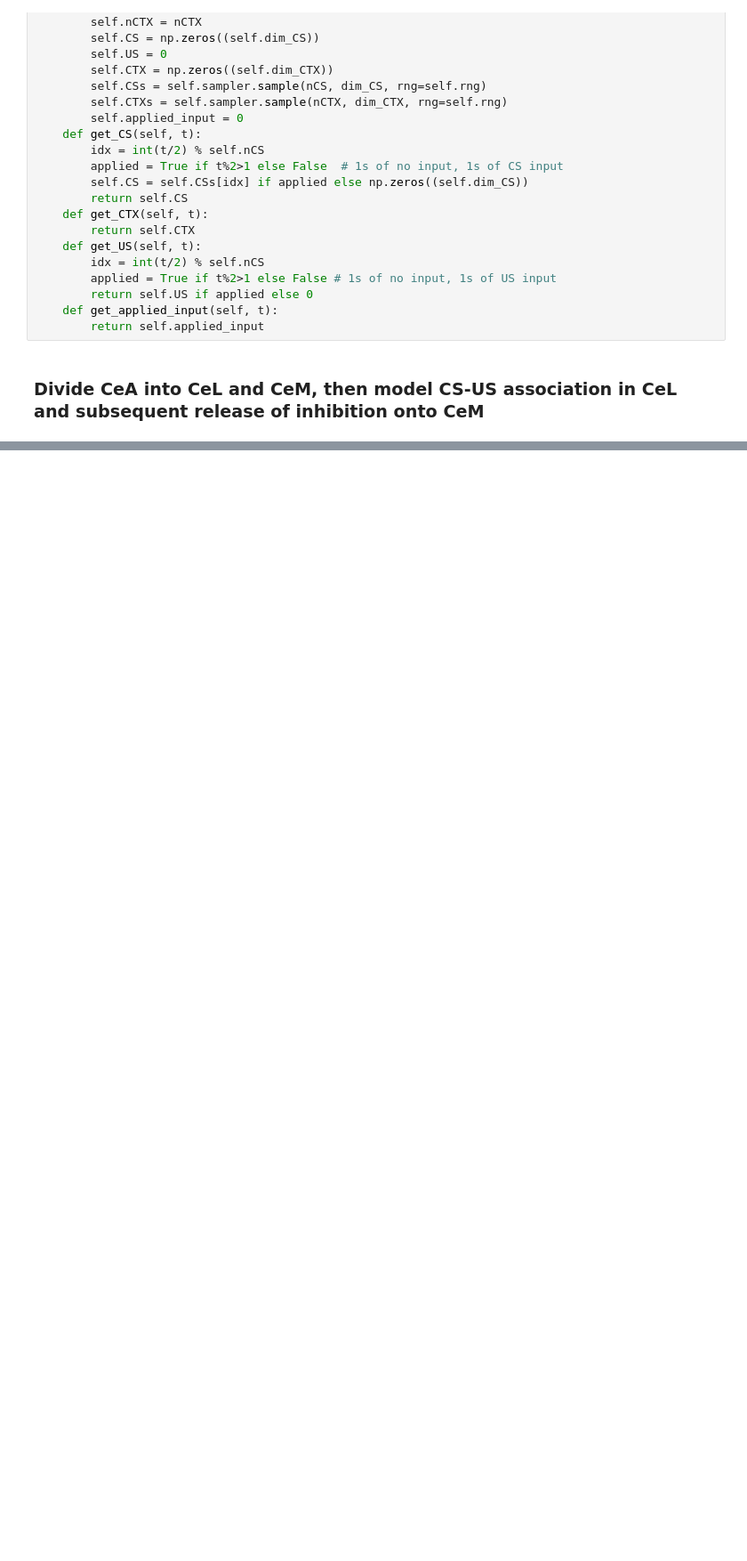
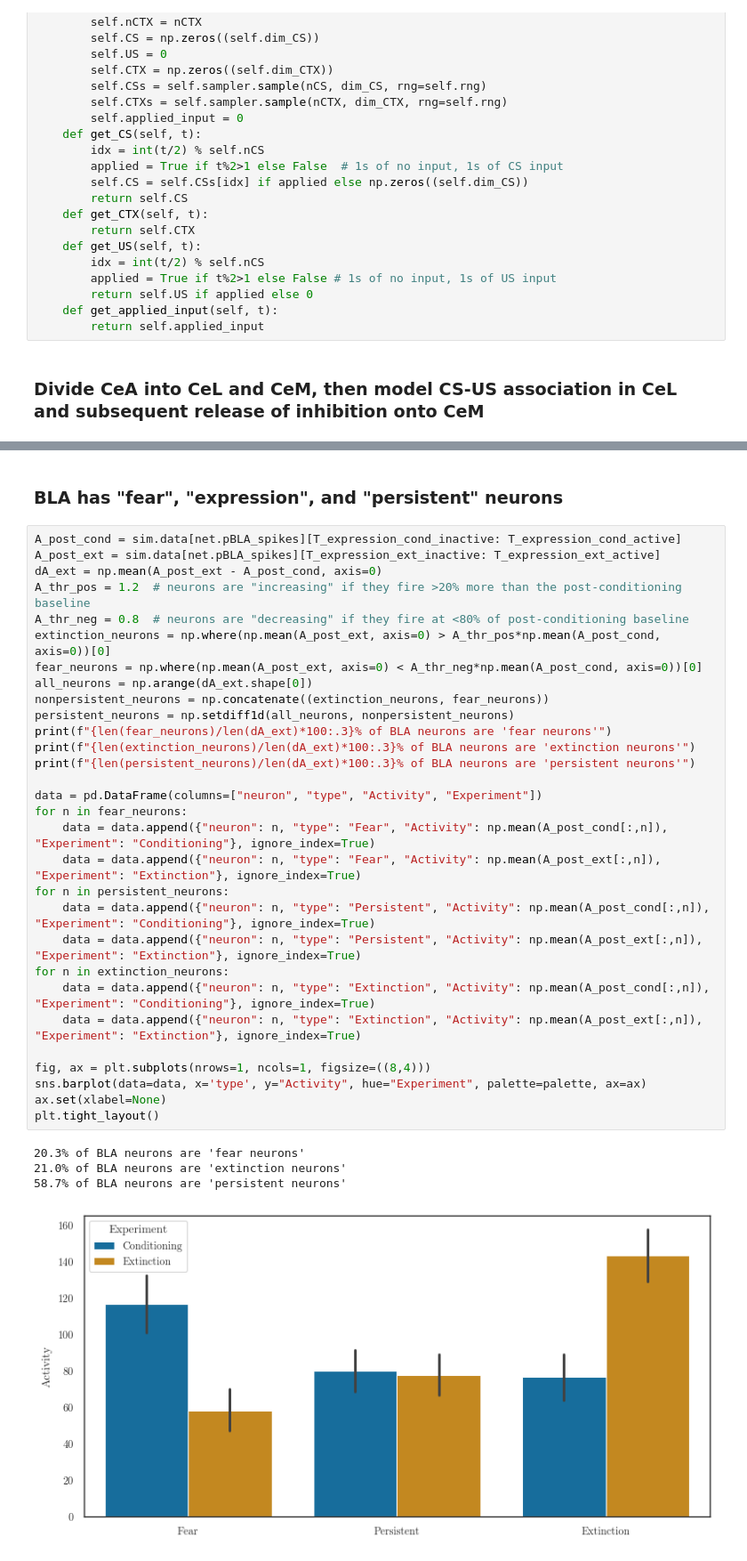
Before and after one commit to psipeter/amygdala, a Jupyter notebook: model2.ipynb, the cells around one changed output, grey strips where cells are left out. Shown at 89% size. Drawn from its saved outputs; the diff is of its cells as text; blank space fills up the shorter version.

```diff
--- a/model2.ipynb
+++ b/model2.ipynb
@@ -692,0 +334,37 @@ plt.tight_layout()
+# %% [markdown]
+### BLA has "fear", "expression", and "persistent" neurons
+# %%
+A_post_cond = sim.data[net.pBLA_spikes][T_expression_cond_inactive: T_expression_cond_active]
+A_post_ext = sim.data[net.pBLA_spikes][T_expression_ext_inactive: T_expression_ext_active]
+dA_ext = np.mean(A_post_ext - A_post_cond, axis=0)
+A_thr_pos = 1.2  # neurons are "increasing" if they fire >20% more than the post-conditioning baseline
+A_thr_neg = 0.8  # neurons are "decreasing" if they fire at <80% of post-conditioning baseline
+extinction_neurons = np.where(np.mean(A_post_ext, axis=0) > A_thr_pos*np.mean(A_post_cond, axis=0))[0]
+fear_neurons = np.where(np.mean(A_post_ext, axis=0) < A_thr_neg*np.mean(A_post_cond, axis=0))[0]
+all_neurons = np.arange(dA_ext.shape[0])
+nonpersistent_neurons = np.concatenate((extinction_neurons, fear_neurons))
+persistent_neurons = np.setdiff1d(all_neurons, nonpersistent_neurons)
+print(f"{len(fear_neurons)/len(dA_ext)*100:.3}% of BLA neurons are 'fear neurons'")
+print(f"{len(extinction_neurons)/len(dA_ext)*100:.3}% of BLA neurons are 'extinction neurons'")
+print(f"{len(persistent_neurons)/len(dA_ext)*100:.3}% of BLA neurons are 'persistent neurons'")
+
+data = pd.DataFrame(columns=["neuron", "type", "Activity", "Experiment"])
+for n in fear_neurons:
+    data = data.append({"neuron": n, "type": "Fear", "Activity": np.mean(A_post_cond[:,n]), "Experiment": "Conditioning"}, ignore_index=True)
+    data = data.append({"neuron": n, "type": "Fear", "Activity": np.mean(A_post_ext[:,n]), "Experiment": "Extinction"}, ignore_index=True)
+for n in persistent_neurons:
+    data = data.append({"neuron": n, "type": "Persistent", "Activity": np.mean(A_post_cond[:,n]), "Experiment": "Conditioning"}, ignore_index=True)
+    data = data.append({"neuron": n, "type": "Persistent", "Activity": np.mean(A_post_ext[:,n]), "Experiment": "Extinction"}, ignore_index=True)
+for n in extinction_neurons:
+    data = data.append({"neuron": n, "type": "Extinction", "Activity": np.mean(A_post_cond[:,n]), "Experiment": "Conditioning"}, ignore_index=True)
+    data = data.append({"neuron": n, "type": "Extinction", "Activity": np.mean(A_post_ext[:,n]), "Experiment": "Extinction"}, ignore_index=True)
+
+fig, ax = plt.subplots(nrows=1, ncols=1, figsize=((8,4)))
+sns.barplot(data=data, x='type', y="Activity", hue="Experiment", palette=palette, ax=ax)
+ax.set(xlabel=None)
+plt.tight_layout()
+# %% [output]
+20.3% of BLA neurons are 'fear neurons'
+21.0% of BLA neurons are 'extinction neurons'
+58.7% of BLA neurons are 'persistent neurons'
+[figure, added]
```
Also changed, not shown: parts of 47 cells of this notebook, 3 other files.
